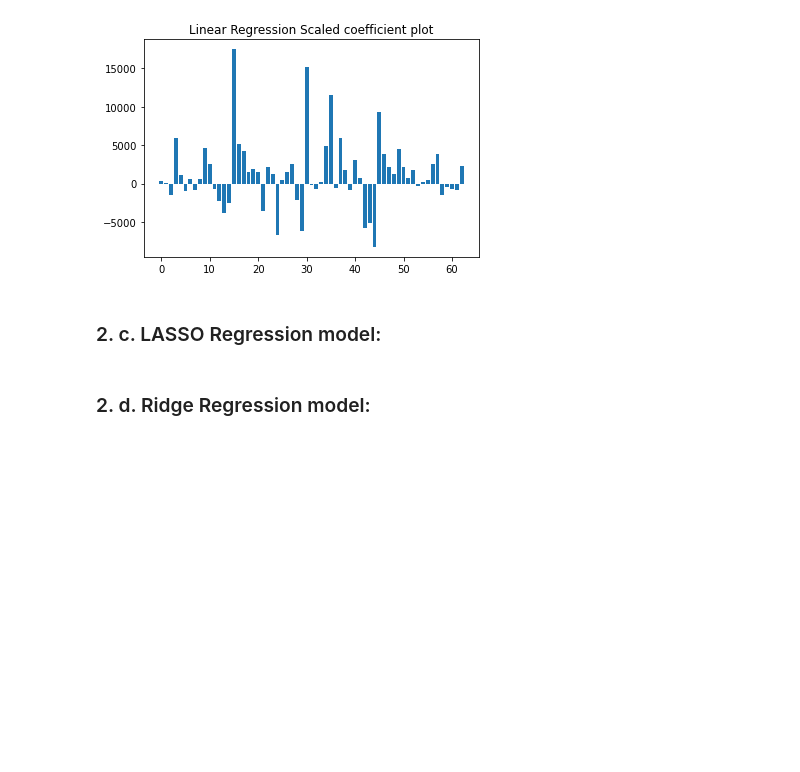
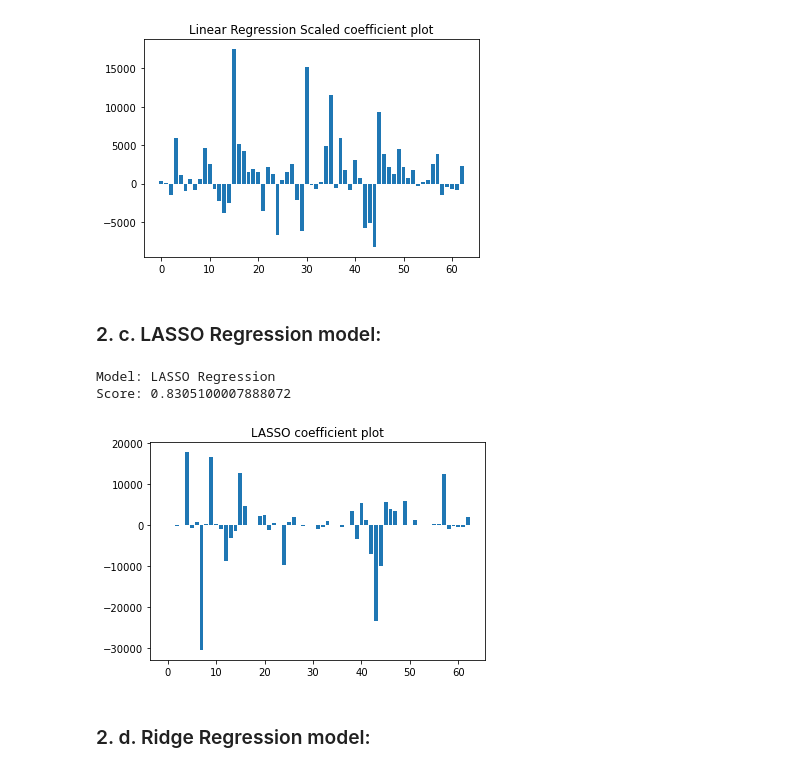
Before and after one commit to NKS8/California-Housing-Price-Predictor, a Jupyter notebook: static/data/housing.ipynb, the cells around one changed output. Saved outputs shown, nothing was run; the diff lists cells and outputs as text; code cells hidden in the pictures; blank space fills up the shorter version.

Commit message:
LASSO Regression Model tested Score, printed, coefficients are plotted.

```diff
--- a/static/data/housing.ipynb
+++ b/static/data/housing.ipynb
@@ -291,14 +291,18 @@ Score: 0.8305169552245144
 # %% [markdown]
 ### 2. c. LASSO Regression model:
 # %%
-# from sklearn.linear_model import Lasso
-# reg = Lasso(max_iter=2000).fit(X_train, y_train)
-# print('Model: LASSO Regression')
-# print(f'Score: {reg.score(X_test, y_test)}\n')
-# plt.bar(np.arange(len(reg.coef_)), reg.coef_)
-# plt.title(f'LASSO coefficient plot')
-# plt.savefig("../images/LassoRegCoef.png")
-# plt.show()
+from sklearn.linear_model import Lasso
+reg = Lasso(max_iter=2000).fit(X_train, y_train)
+print('Model: LASSO Regression')
+print(f'Score: {reg.score(X_test, y_test)}\n')
+plt.bar(np.arange(len(reg.coef_)), reg.coef_)
+plt.title(f'LASSO coefficient plot')
+plt.savefig("../images/LassoRegCoef.png")
+plt.show()
+# %% [output]
+Model: LASSO Regression
+Score: 0.8305100007888072
+[figure, added]
 # %% [markdown]
 ### 2. d. Ridge Regression model:
 # %%
```
